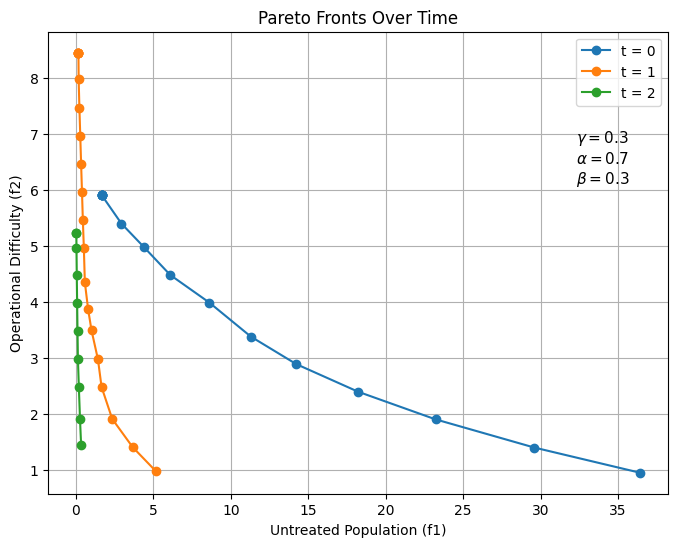
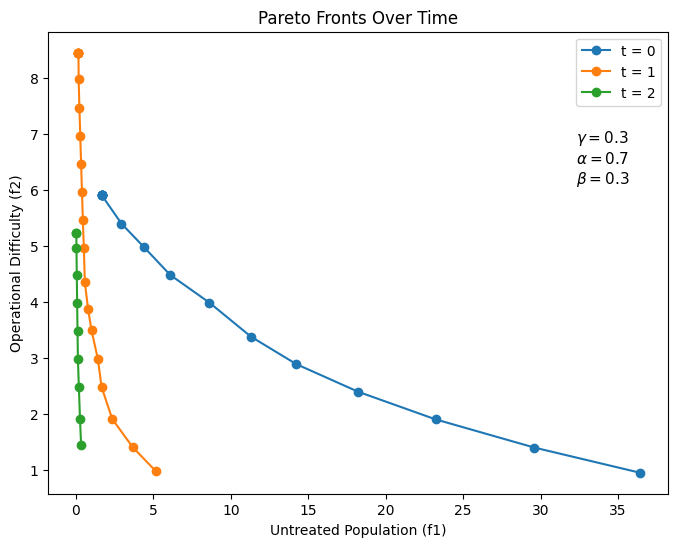
The change to this notebook cell's code, shown as a diff; its figure went from the first image to the second:
--- before
+++ after
@@ -17,5 +17,5 @@
 # Store legend in a variable
 legend = plt.legend()
-plt.grid(True)
+#plt.grid(True)
 
 # ----------- ADD PARAMETER BOX -----------

Commit: Add files via upload